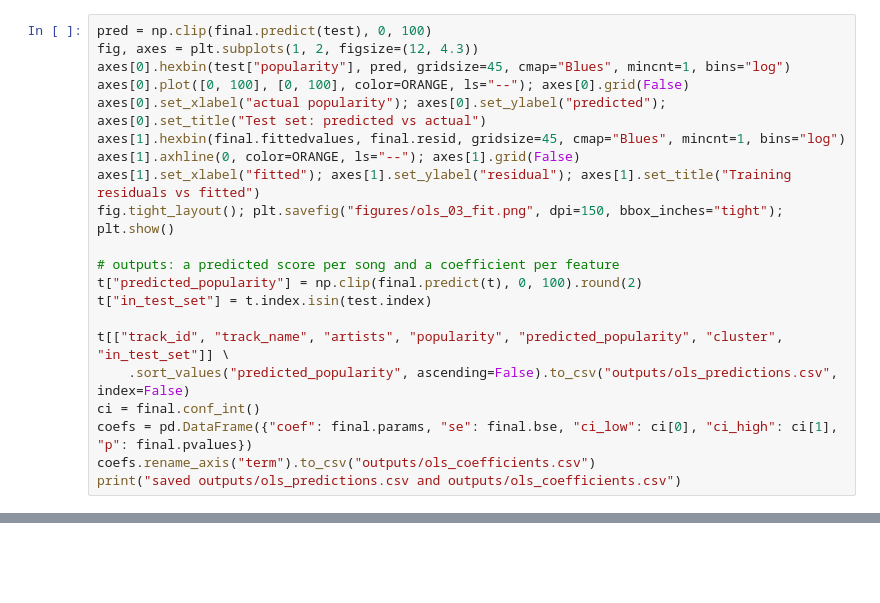
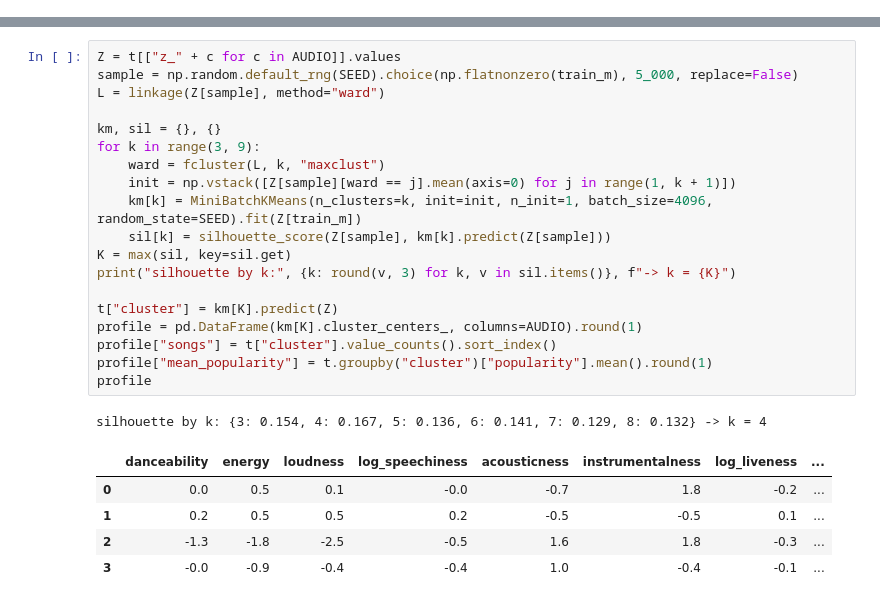
Before and after one commit to caixiaoqijessica/bt4211-final-project-spotify-dataset, a Jupyter notebook: regression-fit.ipynb, the cells around one changed output, grey strips where cells are left out. Saved outputs shown, nothing was run; the diff lists cells and outputs as text; blank space fills up the shorter version.

```diff
--- a/regression-fit.ipynb
+++ b/regression-fit.ipynb
@@ -180,21 +47,0 @@ final = fits["4. + genre (final)"]
-# %%
-pred = np.clip(final.predict(test), 0, 100)
-fig, axes = plt.subplots(1, 2, figsize=(12, 4.3))
-axes[0].hexbin(test["popularity"], pred, gridsize=45, cmap="Blues", mincnt=1, bins="log")
-axes[0].plot([0, 100], [0, 100], color=ORANGE, ls="--"); axes[0].grid(False)
-axes[0].set_xlabel("actual popularity"); axes[0].set_ylabel("predicted"); axes[0].set_title("Test set: predicted vs actual")
-axes[1].hexbin(final.fittedvalues, final.resid, gridsize=45, cmap="Blues", mincnt=1, bins="log")
-axes[1].axhline(0, color=ORANGE, ls="--"); axes[1].grid(False)
-axes[1].set_xlabel("fitted"); axes[1].set_ylabel("residual"); axes[1].set_title("Training residuals vs fitted")
-fig.tight_layout(); plt.savefig("figures/ols_03_fit.png", dpi=150, bbox_inches="tight"); plt.show()
-
-# outputs: a predicted score per song and a coefficient per feature
-t["predicted_popularity"] = np.clip(final.predict(t), 0, 100).round(2)
-t["in_test_set"] = t.index.isin(test.index)
-
-t[["track_id", "track_name", "artists", "popularity", "predicted_popularity", "cluster", "in_test_set"]] \
-    .sort_values("predicted_popularity", ascending=False).to_csv("outputs/ols_predictions.csv", index=False)
-ci = final.conf_int()
-coefs = pd.DataFrame({"coef": final.params, "se": final.bse, "ci_low": ci[0], "ci_high": ci[1], "p": final.pvalues})
-coefs.rename_axis("term").to_csv("outputs/ols_coefficients.csv")
-print("saved outputs/ols_predictions.csv and outputs/ols_coefficients.csv")
@@ -216,0 +158,26 @@ saved outputs/ols_predictions.csv and outputs/ols_coefficients.csv
+# %%
+Z = t[["z_" + c for c in AUDIO]].values
+sample = np.random.default_rng(SEED).choice(np.flatnonzero(train_m), 5_000, replace=False)
+L = linkage(Z[sample], method="ward")
+
+km, sil = {}, {}
+for k in range(3, 9):
+    ward = fcluster(L, k, "maxclust")
+    init = np.vstack([Z[sample][ward == j].mean(axis=0) for j in range(1, k + 1)])
+    km[k] = MiniBatchKMeans(n_clusters=k, init=init, n_init=1, batch_size=4096, random_state=SEED).fit(Z[train_m])
+    sil[k] = silhouette_score(Z[sample], km[k].predict(Z[sample]))
+K = max(sil, key=sil.get)
+print("silhouette by k:", {k: round(v, 3) for k, v in sil.items()}, f"-> k = {K}")
+
+t["cluster"] = km[K].predict(Z)
+profile = pd.DataFrame(km[K].cluster_centers_, columns=AUDIO).round(1)
+profile["songs"] = t["cluster"].value_counts().sort_index()
+profile["mean_popularity"] = t.groupby("cluster")["popularity"].mean().round(1)
+profile
+# %% [output]
+silhouette by k: {3: 0.154, 4: 0.167, 5: 0.136, 6: 0.141, 7: 0.129, 8: 0.132} -> k = 4
+|  | danceability | energy | loudness | log_speechiness | acousticness | instrumentalness | log_liveness | ... |
+| 0 | 0.0 | 0.5 | 0.1 | -0.0 | -0.7 | 1.8 | -0.2 | ... |
+| 1 | 0.2 | 0.5 | 0.5 | 0.2 | -0.5 | -0.5 | 0.1 | ... |
+| 2 | -1.3 | -1.8 | -2.5 | -0.5 | 1.6 | 1.8 | -0.3 | ... |
+| 3 | -0.0 | -0.9 | -0.4 | -0.4 | 1.0 | -0.4 | -0.1 | ... |
```
Also changed, not shown: parts of 28 cells of this notebook, 2 other files.
